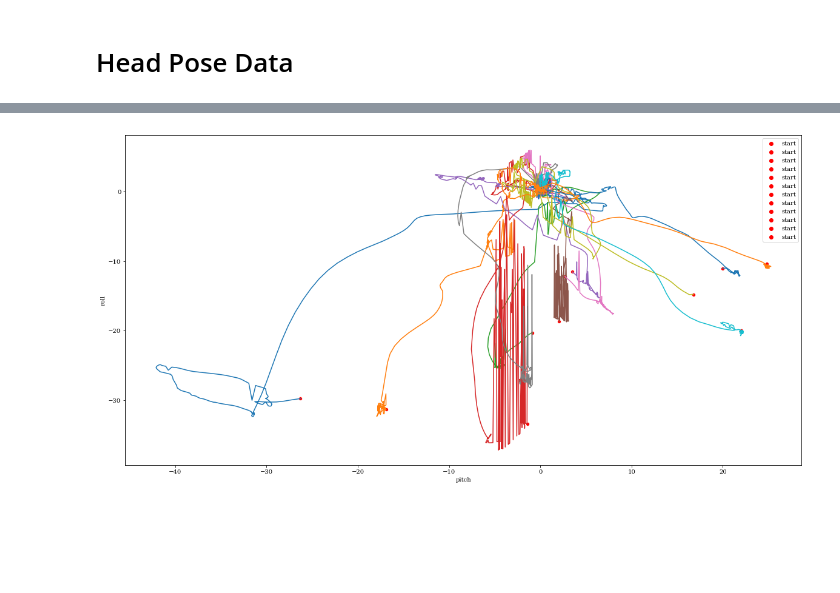
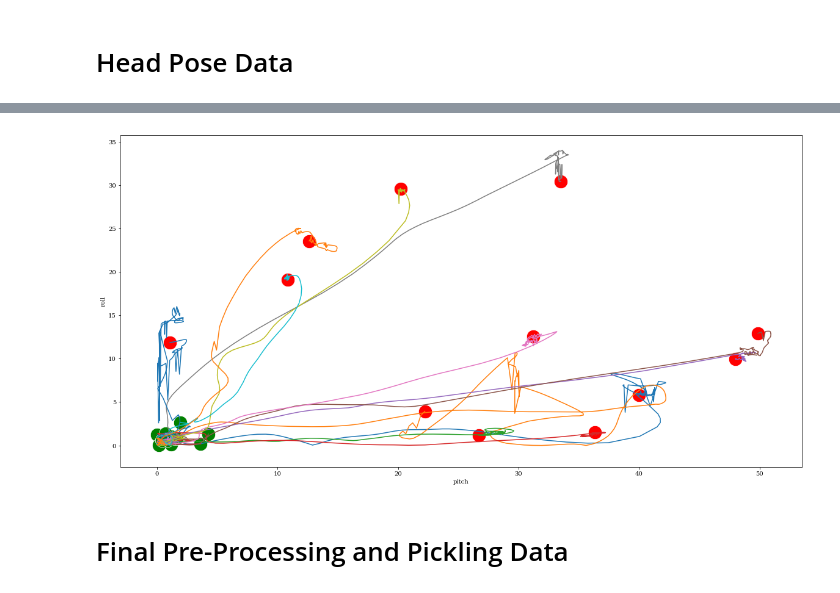
Before and after one commit to FeardaMeow/HSMM, a Jupyter notebook: Extract Data.ipynb, the cells around one changed output, grey strips where cells are left out. Cells and saved outputs as stored; diff of their text form; code cells hidden in the pictures; blank space fills up the shorter version.

```diff
--- a/Extract Data.ipynb
+++ b/Extract Data.ipynb
@@ -239,7 +242,7 @@ plt.show()
 # %%
 # Count plot of participant responses
 f, axes = plt.subplots(1, 3, figsize=(26, 10), sharex=True, sharey=True)
-sns.set(font_scale=6)
+sns.set(font_scale=10)
 sns.countplot(x="response_1", order=["steer","accel","brake","None"], palette=sns.color_palette("coolwarm", 4), data=df_results, ax = axes[0])
 sns.countplot(x="response_2", order=["steer","accel","brake","None"], palette=sns.color_palette("coolwarm", 4), data=df_results, ax = axes[1])
 sns.countplot(x="response_3", order=["steer","accel","brake","None"], palette=sns.color_palette("coolwarm", 4), data=df_results, ax = axes[2])
@@ -275,7 +278,7 @@ plt.show()
 # %% [markdown]
 # Head Pose Data
 # %%
-pid = 'PID05'
+pid = 'PID15'
 my_date_parser = lambda x: dt.datetime.strptime(x, '%d/%m/%y - %H:%M:%S:%f')
 df_headpose = pd.read_csv(os.path.join('data',pid,pid+'.csv'), header=0, names=['timestamp','ms','pitch','roll','yaw'], parse_dates=[0], date_parser=my_date_parser)
 df_headpose.set_index('timestamp', inplace=True)
@@ -308,9 +311,8 @@ df_results.loc[df_results['PID']==pid]
 # %%
 # iterate through each row and select
-# 'Name' and 'Age' column respectively.
 tot_timeseries = []
 for index, row in df_results.loc[df_results['PID']==pid].iterrows():
-    df_temp = df_headpose[row["TS_start"]:(row["TS_start"] + dt.timedelta(seconds=10))]
+    df_temp = df_headpose[row["TS_start"]:(row["TS_end"] + dt.timedelta(seconds=2))]
     df_temp.drop(columns=['ms'], inplace=True)
     df_temp = df_temp.apply(pd.to_numeric, errors='coerce', downcast='float')
     tot_timeseries.append(df_temp)
@@ -341,10 +343,13 @@ for i in tqdm(tot_timeseries):
 # %%
-# Recenter w/ last 2 seconds worth of data
-## TODO: Need to add edge case if centering data has rollover 0->360 or 360->0
+## TODO: Trim TS to TOT + 2 seconds
 for idx, _ in enumerate(tot_timeseries):
     # Identify the number of rollovers
     df_diff = tot_timeseries[idx].diff()
     for column in df_diff:
+        # Low pass filter
+        #b, a = signal.butter(3, .85, 'lowpass')
+        #tot_timeseries[idx][column] = signal.filtfilt(b, a, tot_timeseries[idx][column].values)
+
         mask_360to0 = df_diff[column] < -355.0
         mask_0to360 = df_diff[column] > 355.0
 
@@ -391,9 +396,10 @@ for idx, _ in enumerate(tot_timeseries):
                 boolean_360 ^= True
 
     # Recenter to 0
-    i_shift = tot_timeseries[idx].tail(n=120).mean(axis=0, numeric_only=True)
-    tot_timeseries[idx] = tot_timeseries[idx] - i_shift
-    # Absolute value to keep everything in range [0-180]
+    i_shift = tot_timeseries[idx].tail(n=60).mean(axis=0, numeric_only=True)
+    tot_timeseries[idx] = np.abs(tot_timeseries[idx] - i_shift)
+    #tot_timeseries[idx] = tot_timeseries[idx][df_results.loc[df_results['PID']==pid].iloc[idx]["TS_start"]:(df_results.loc[df_results['PID']==pid].iloc[idx]["TS_end"] + dt.timedelta(seconds=2))]
+    # max(roll, pitch) as there is different starting points but everyone ends up at the same ending point
 
 
 
@@ -403,13 +409,15 @@ for idx, _ in enumerate(tot_timeseries):
 # %%
 plt.figure(figsize=(20,10))
 for i in tqdm(tot_timeseries):
     try:
         sns.lineplot(x='pitch', y='roll', data=i, sort=False, ci=None)
-        sns.scatterplot(x=i['pitch'][0],y=i['roll'][0],hue=['start'], palette=['red'])
+        sns.scatterplot(x=i['pitch'][0],y=i['roll'][0],hue=['start'], palette=['red'], s=500, legend=False)
+        sns.scatterplot(x=i['pitch'][-1],y=i['roll'][-1],hue=['end'], palette=['green'], s=500, legend=False)
     except:
         i=i.apply(pd.to_numeric, errors='coerce', downcast='float')
-        sns.scatterplot(x=i['pitch'][0],y=i['roll'][0],hue=['start'], palette=['red'])
         sns.lineplot(x='pitch', y='roll', data=i, sort=False, ci=None)
+        sns.scatterplot(x=i['pitch'][0],y=i['roll'][0],hue=['start'], palette=['red'], s=500, legend=False)
+        sns.scatterplot(x=i['pitch'][-1],y=i['roll'][-1],hue=['end'], palette=['green'], s=500, legend=False)
 plt.show()
 # %% [output]
-[figure, old version]
+[figure, new version]
@@ -415,0 +428,2 @@ plt.show()
+# %% [markdown]
+# Final Pre-Processing and Pickling Data
```
Also changed, not shown: parts of 14 cells of this notebook, 3 other files.
